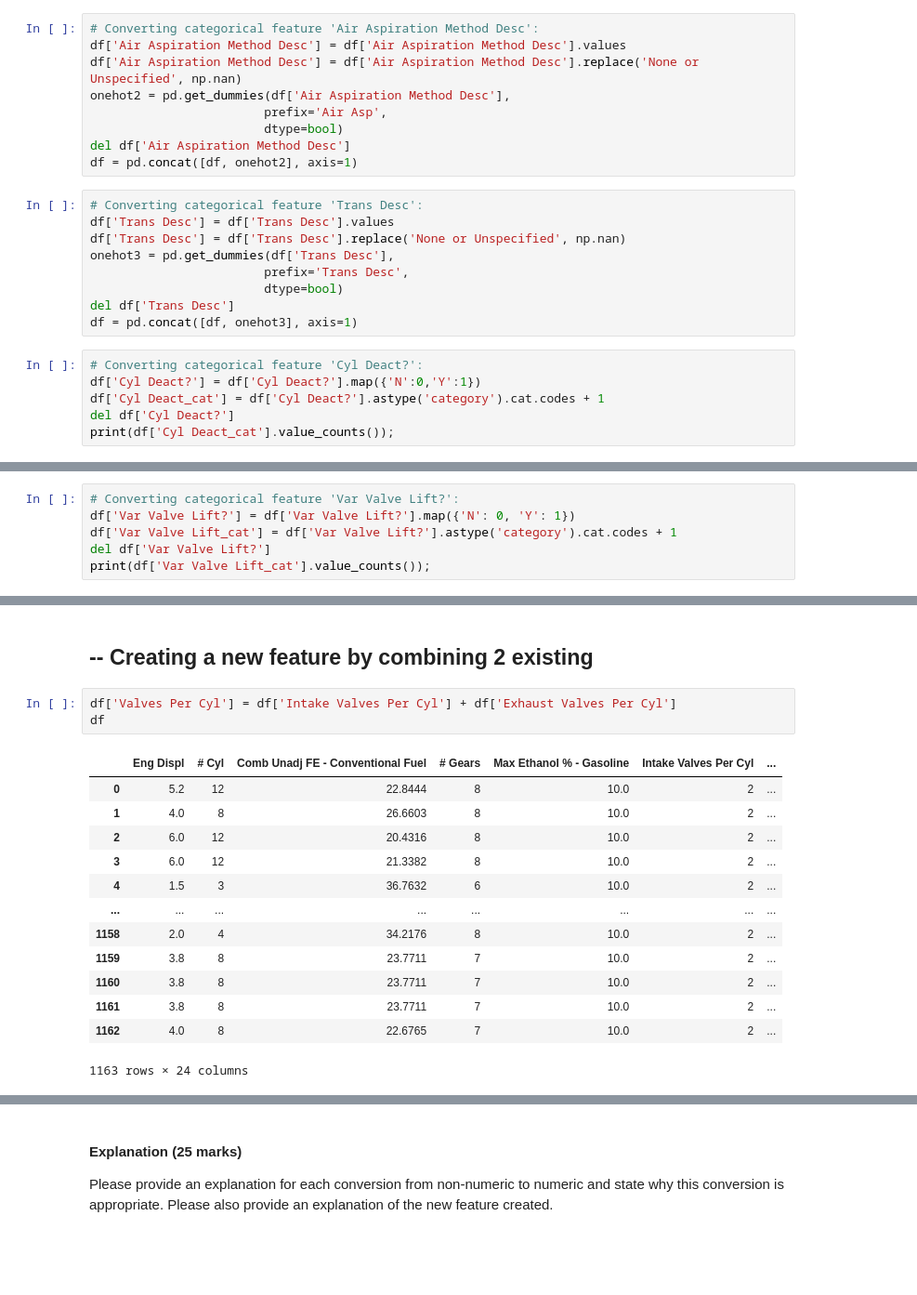
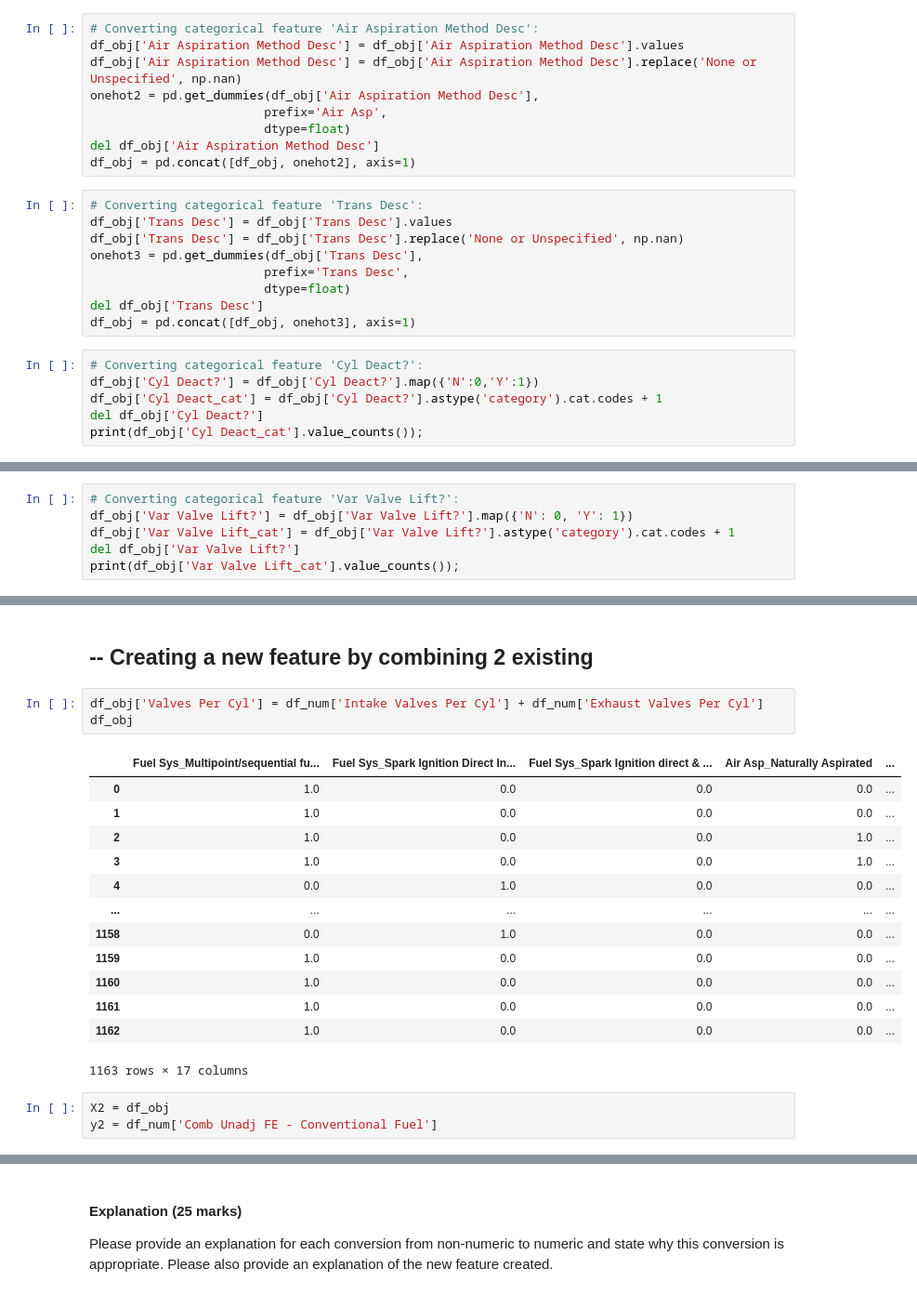
Before and after one commit to educbd/ML_, a Jupyter notebook: Graded_Lab_2.ipynb, the cells around one changed output, grey strips where cells are left out. Shown at 93% size. Drawn from its saved outputs; the diff is of its cells as text; blank space fills up the shorter version.

```diff
--- a/Graded_Lab_2.ipynb
+++ b/Graded_Lab_2.ipynb
@@ -206,37 +224,37 @@ df = pd.concat([df, onehot1], axis=1)
 # %%
 # Converting categorical feature 'Air Aspiration Method Desc':
-df['Air Aspiration Method Desc'] = df['Air Aspiration Method Desc'].values
-df['Air Aspiration Method Desc'] = df['Air Aspiration Method Desc'].replace('None or Unspecified', np.nan)
-onehot2 = pd.get_dummies(df['Air Aspiration Method Desc'],
+df_obj['Air Aspiration Method Desc'] = df_obj['Air Aspiration Method Desc'].values
+df_obj['Air Aspiration Method Desc'] = df_obj['Air Aspiration Method Desc'].replace('None or Unspecified', np.nan)
+onehot2 = pd.get_dummies(df_obj['Air Aspiration Method Desc'],
                         prefix='Air Asp',
-                        dtype=bool)
-del df['Air Aspiration Method Desc']
-df = pd.concat([df, onehot2], axis=1)
+                        dtype=float)
+del df_obj['Air Aspiration Method Desc']
+df_obj = pd.concat([df_obj, onehot2], axis=1)
 # %%
 # Converting categorical feature 'Trans Desc':
-df['Trans Desc'] = df['Trans Desc'].values
-df['Trans Desc'] = df['Trans Desc'].replace('None or Unspecified', np.nan)
-onehot3 = pd.get_dummies(df['Trans Desc'],
+df_obj['Trans Desc'] = df_obj['Trans Desc'].values
+df_obj['Trans Desc'] = df_obj['Trans Desc'].replace('None or Unspecified', np.nan)
+onehot3 = pd.get_dummies(df_obj['Trans Desc'],
                         prefix='Trans Desc',
-                        dtype=bool)
-del df['Trans Desc']
-df = pd.concat([df, onehot3], axis=1)
+                        dtype=float)
+del df_obj['Trans Desc']
+df_obj = pd.concat([df_obj, onehot3], axis=1)
 # %%
 # Converting categorical feature 'Cyl Deact?':
-df['Cyl Deact?'] = df['Cyl Deact?'].map({'N':0,'Y':1})
-df['Cyl Deact_cat'] = df['Cyl Deact?'].astype('category').cat.codes + 1
-del df['Cyl Deact?']
-print(df['Cyl Deact_cat'].value_counts());
+df_obj['Cyl Deact?'] = df_obj['Cyl Deact?'].map({'N':0,'Y':1})
+df_obj['Cyl Deact_cat'] = df_obj['Cyl Deact?'].astype('category').cat.codes + 1
+del df_obj['Cyl Deact?']
+print(df_obj['Cyl Deact_cat'].value_counts());
 # %% [output]
 1    1017
 2     146
 Name: Cyl Deact_cat, dtype: int64
 # %%
 # Converting categorical feature 'Var Valve Lift?':
-df['Var Valve Lift?'] = df['Var Valve Lift?'].map({'N': 0, 'Y': 1})
-df['Var Valve Lift_cat'] = df['Var Valve Lift?'].astype('category').cat.codes + 1
-del df['Var Valve Lift?']
-print(df['Var Valve Lift_cat'].value_counts());
+df_obj['Var Valve Lift?'] = df_obj['Var Valve Lift?'].map({'N': 0, 'Y': 1})
+df_obj['Var Valve Lift_cat'] = df_obj['Var Valve Lift?'].astype('category').cat.codes + 1
+del df_obj['Var Valve Lift?']
+print(df_obj['Var Valve Lift_cat'].value_counts());
 # %% [output]
 1    806
 2    357
@@ -244,19 +262,22 @@ Name: Var Valve Lift_cat, dtype: int64
 # %% [markdown]
 ## -- Creating a new feature by combining 2 existing
 # %%
-df['Valves Per Cyl'] = df['Intake Valves Per Cyl'] + df['Exhaust Valves Per Cyl']
-df
+df_obj['Valves Per Cyl'] = df_num['Intake Valves Per Cyl'] + df_num['Exhaust Valves Per Cyl']
+df_obj
 # %% [output]
-|  | Eng Displ | # Cyl | Comb Unadj FE - Conventional Fuel | # Gears | Max Ethanol % - Gasoline | Intake Valves Per Cyl | ... |
-| 0 | 5.2 | 12 | 22.8444 | 8 | 10.0 | 2 | ... |
-| 1 | 4.0 | 8 | 26.6603 | 8 | 10.0 | 2 | ... |
-| 2 | 6.0 | 12 | 20.4316 | 8 | 10.0 | 2 | ... |
-| 3 | 6.0 | 12 | 21.3382 | 8 | 10.0 | 2 | ... |
-| 4 | 1.5 | 3 | 36.7632 | 6 | 10.0 | 2 | ... |
-| ... | ... | ... | ... | ... | ... | ... | ... |
-| 1158 | 2.0 | 4 | 34.2176 | 8 | 10.0 | 2 | ... |
-| 1159 | 3.8 | 8 | 23.7711 | 7 | 10.0 | 2 | ... |
-| 1160 | 3.8 | 8 | 23.7711 | 7 | 10.0 | 2 | ... |
-| 1161 | 3.8 | 8 | 23.7711 | 7 | 10.0 | 2 | ... |
-| 1162 | 4.0 | 8 | 22.6765 | 7 | 10.0 | 2 | ... |
+|  | Fuel Sys_Multipoint/sequential fu... | Fuel Sys_Spark Ignition Direct In... | Fuel Sys_Spark Ignition direct & ... | Air Asp_Naturally Aspirated | ... |
+| 0 | 1.0 | 0.0 | 0.0 | 0.0 | ... |
+| 1 | 1.0 | 0.0 | 0.0 | 0.0 | ... |
+| 2 | 1.0 | 0.0 | 0.0 | 1.0 | ... |
+| 3 | 1.0 | 0.0 | 0.0 | 1.0 | ... |
+| 4 | 0.0 | 1.0 | 0.0 | 0.0 | ... |
+| ... | ... | ... | ... | ... | ... |
+| 1158 | 0.0 | 1.0 | 0.0 | 0.0 | ... |
+| 1159 | 1.0 | 0.0 | 0.0 | 0.0 | ... |
+| 1160 | 1.0 | 0.0 | 0.0 | 0.0 | ... |
+| 1161 | 1.0 | 0.0 | 0.0 | 0.0 | ... |
+| 1162 | 1.0 | 0.0 | 0.0 | 0.0 | ... |
-1163 rows × 24 columns
+1163 rows × 17 columns
+# %%
+X2 = df_obj
+y2 = df_num['Comb Unadj FE - Conventional Fuel']
```
Also changed, not shown: parts of 13 cells of this notebook.
